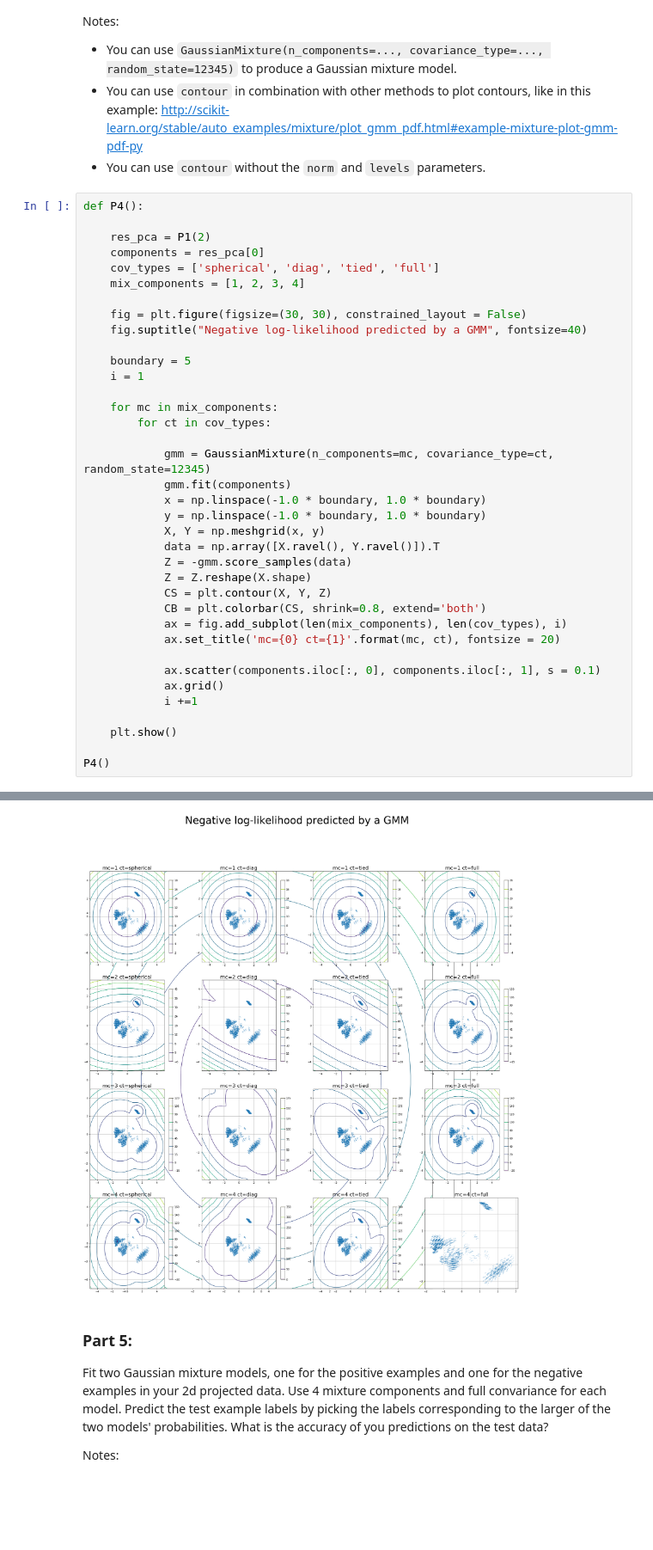
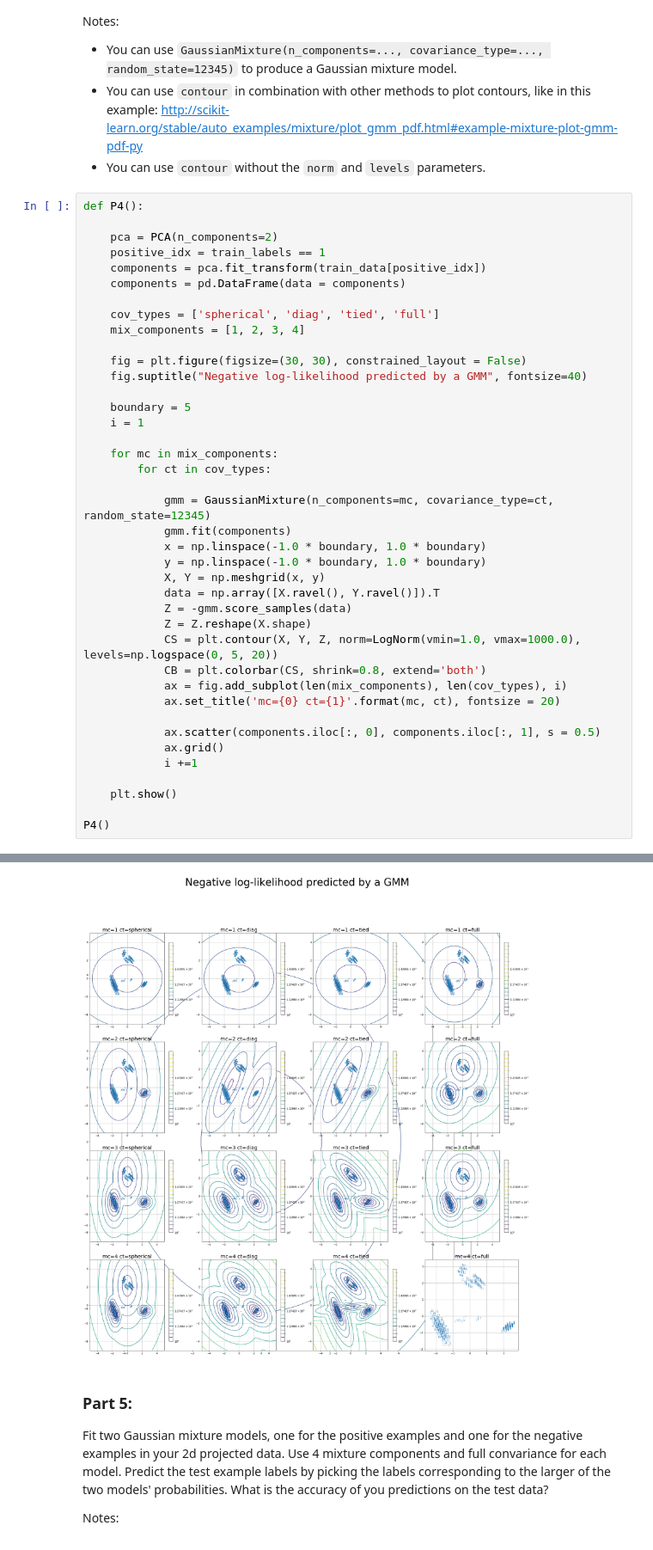
Before and after one commit to abhisha1991/w207_hw3, a Jupyter notebook: Abhi_Sharma_p3.ipynb, the cells around one changed output, grey strips where cells are left out. Shown at 86% size. Drawn from its saved outputs; the diff is of its cells as text; blank space fills up the shorter version.

```diff
--- a/Abhi_Sharma_p3.ipynb
+++ b/Abhi_Sharma_p3.ipynb
@@ -228,8 +228,11 @@ Notes:
 # %%
 def P4():
 
-    res_pca = P1(2)
-    components = res_pca[0]
+    pca = PCA(n_components=2)
+    positive_idx = train_labels == 1
+    components = pca.fit_transform(train_data[positive_idx])
+    components = pd.DataFrame(data = components)
+
     cov_types = ['spherical', 'diag', 'tied', 'full']
     mix_components = [1, 2, 3, 4]
 
@@ -250,12 +253,12 @@ def P4():
             data = np.array([X.ravel(), Y.ravel()]).T
             Z = -gmm.score_samples(data)
             Z = Z.reshape(X.shape)
-            CS = plt.contour(X, Y, Z)
+            CS = plt.contour(X, Y, Z, norm=LogNorm(vmin=1.0, vmax=1000.0), levels=np.logspace(0, 5, 20))
             CB = plt.colorbar(CS, shrink=0.8, extend='both')
             ax = fig.add_subplot(len(mix_components), len(cov_types), i)
             ax.set_title('mc={0} ct={1}'.format(mc, ct), fontsize = 20)
 
-            ax.scatter(components.iloc[:, 0], components.iloc[:, 1], s = 0.1)
+            ax.scatter(components.iloc[:, 0], components.iloc[:, 1], s = 0.5)
             ax.grid()
             i +=1
 
@@ -267,4 +269,4 @@ For principal components with k=2 the sum of variance explained is 0.29727810148
-[figure, old version]
+[figure, new version]
 # %% [markdown]
 ### Part 5:
 
```
Also changed, not shown: parts of 6 cells of this notebook.
